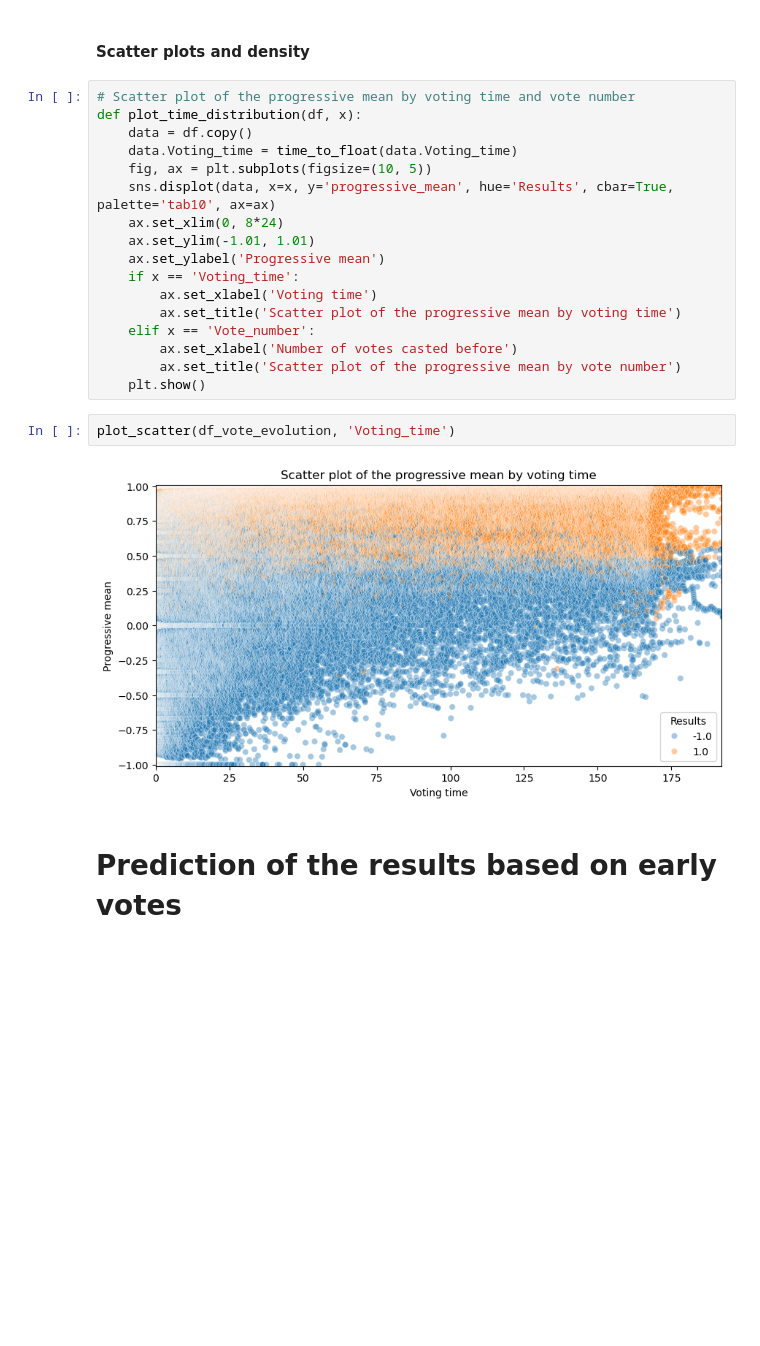
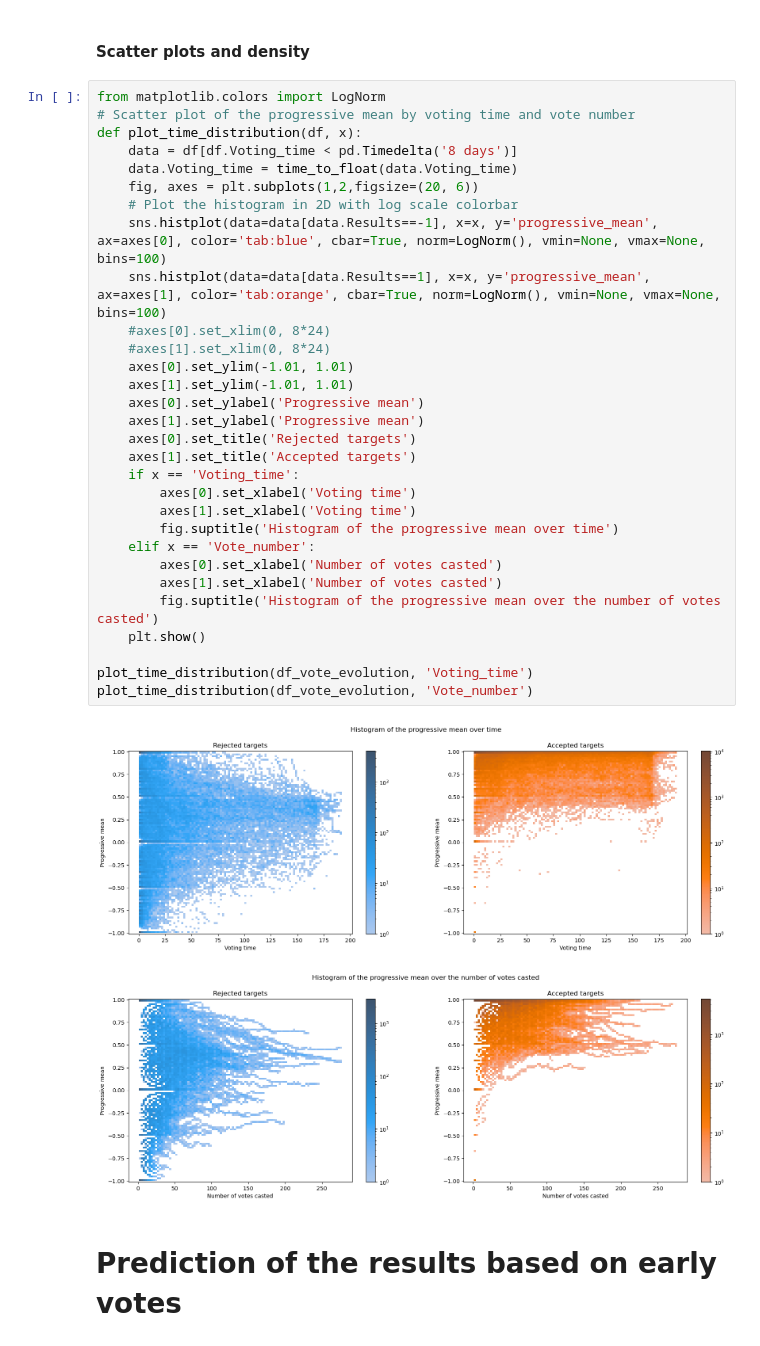
Before and after one commit to epfl-ada/ada-2023-project-abracadabra, a Jupyter notebook: time_series2.ipynb, the cells around one changed output. Saved outputs shown, nothing was run; the diff lists cells and outputs as text; blank space fills up the shorter version.

Commit message:
histplot of the votes over time and number + gradientboostingclassifier on the early vote to predict the results

```diff
--- a/time_series2.ipynb
+++ b/time_series2.ipynb
@@ -160,25 +160,37 @@ df_vote_evolution.sort_values(by=['Target', 'Round', 'Voting_time'], inplace=Fal
 # %% [markdown]
 #### Scatter plots and density
 # %%
+from matplotlib.colors import LogNorm
 # Scatter plot of the progressive mean by voting time and vote number
 def plot_time_distribution(df, x):
-    data = df.copy()
+    data = df[df.Voting_time < pd.Timedelta('8 days')]
     data.Voting_time = time_to_float(data.Voting_time)
-    fig, ax = plt.subplots(figsize=(10, 5))
-    sns.displot(data, x=x, y='progressive_mean', hue='Results', cbar=True, palette='tab10', ax=ax)
-    ax.set_xlim(0, 8*24)
-    ax.set_ylim(-1.01, 1.01)
-    ax.set_ylabel('Progressive mean')
+    fig, axes = plt.subplots(1,2,figsize=(20, 6))
+    # Plot the histogram in 2D with log scale colorbar
+    sns.histplot(data=data[data.Results==-1], x=x, y='progressive_mean', ax=axes[0], color='tab:blue', cbar=True, norm=LogNorm(), vmin=None, vmax=None, bins=100)
+    sns.histplot(data=data[data.Results==1], x=x, y='progressive_mean', ax=axes[1], color='tab:orange', cbar=True, norm=LogNorm(), vmin=None, vmax=None, bins=100)
+    #axes[0].set_xlim(0, 8*24)
+    #axes[1].set_xlim(0, 8*24)
+    axes[0].set_ylim(-1.01, 1.01)
+    axes[1].set_ylim(-1.01, 1.01)
+    axes[0].set_ylabel('Progressive mean')
+    axes[1].set_ylabel('Progressive mean')
+    axes[0].set_title('Rejected targets')
+    axes[1].set_title('Accepted targets')
     if x == 'Voting_time':
-        ax.set_xlabel('Voting time')
-        ax.set_title('Scatter plot of the progressive mean by voting time')
+        axes[0].set_xlabel('Voting time')
+        axes[1].set_xlabel('Voting time')
+        fig.suptitle('Histogram of the progressive mean over time')
     elif x == 'Vote_number':
-        ax.set_xlabel('Number of votes casted before')
-        ax.set_title('Scatter plot of the progressive mean by vote number')
+        axes[0].set_xlabel('Number of votes casted')
+        axes[1].set_xlabel('Number of votes casted')
+        fig.suptitle('Histogram of the progressive mean over the number of votes casted')
     plt.show()
+
+plot_time_distribution(df_vote_evolution, 'Voting_time')
+plot_time_distribution(df_vote_evolution, 'Vote_number')
+# %% [output]
+[figure, added]
+[figure, added]
-# %%
-plot_scatter(df_vote_evolution, 'Voting_time')
-# %% [output]
-[figure, removed]
 # %% [markdown]
 # Prediction of the results based on early votes
```
Also changed, not shown: parts of 1 cell of this notebook.
